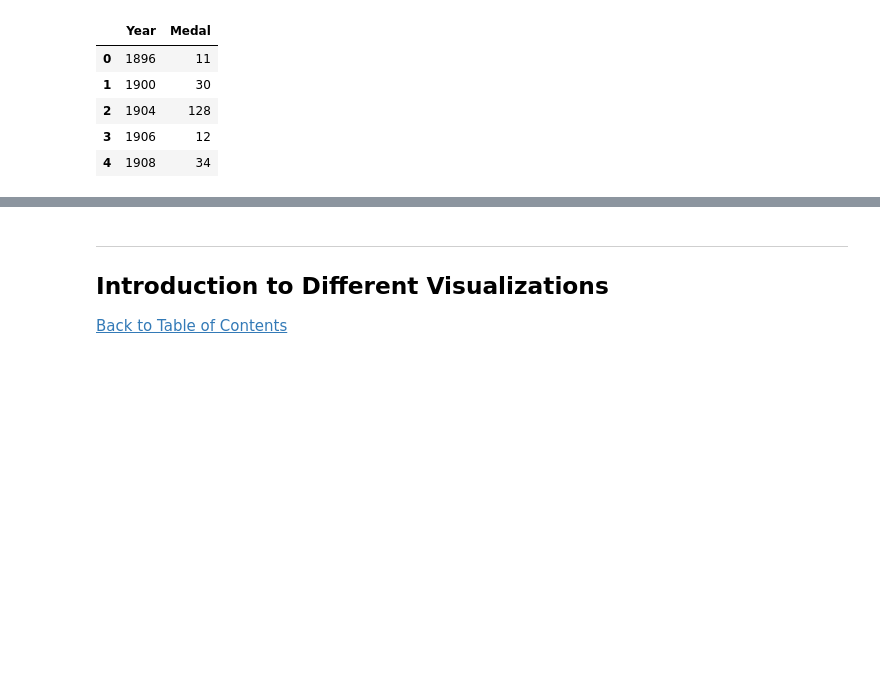
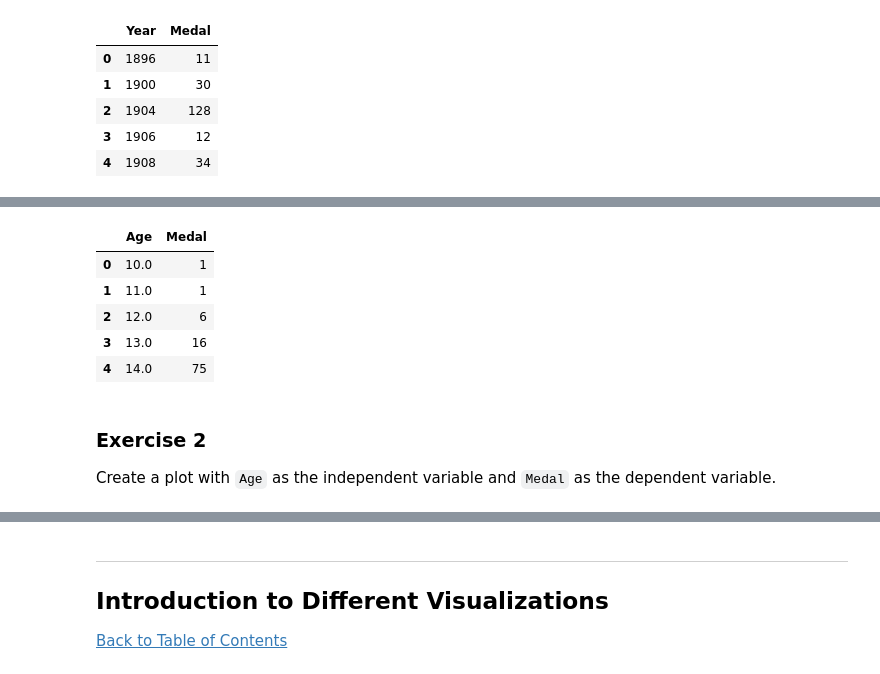
Before and after one commit to ds-peer-consulting/sp21-intro-to-plotly-workshop, a Jupyter notebook: sp21-intro-to-plotly(ANSWERS).ipynb, the cells around one changed output, grey strips where cells are left out. Saved outputs shown, nothing was run; the diff lists cells and outputs as text; code cells hidden in the pictures; blank space fills up the shorter version.

```diff
--- a/sp21-intro-to-plotly(ANSWERS).ipynb
+++ b/sp21-intro-to-plotly(ANSWERS).ipynb
@@ -208,0 +253,15 @@ iplot({
+# %%
+athlete = pd.read_csv("data/athlete_events.csv")[['Age', 'Medal']].dropna()
+athlete = athlete.groupby('Age').count().reset_index()
+athlete.head()
+# %% [output]
+|  | Age | Medal |
+| 0 | 10.0 | 1 |
+| 1 | 11.0 | 1 |
+| 2 | 12.0 | 6 |
+| 3 | 13.0 | 16 |
+| 4 | 14.0 | 75 |
+# %% [markdown]
+### Exercise 2
+
+Create a plot with `Age` as the independent variable and `Medal` as the dependent variable.
```
Also changed, not shown: parts of 39 cells of this notebook.
